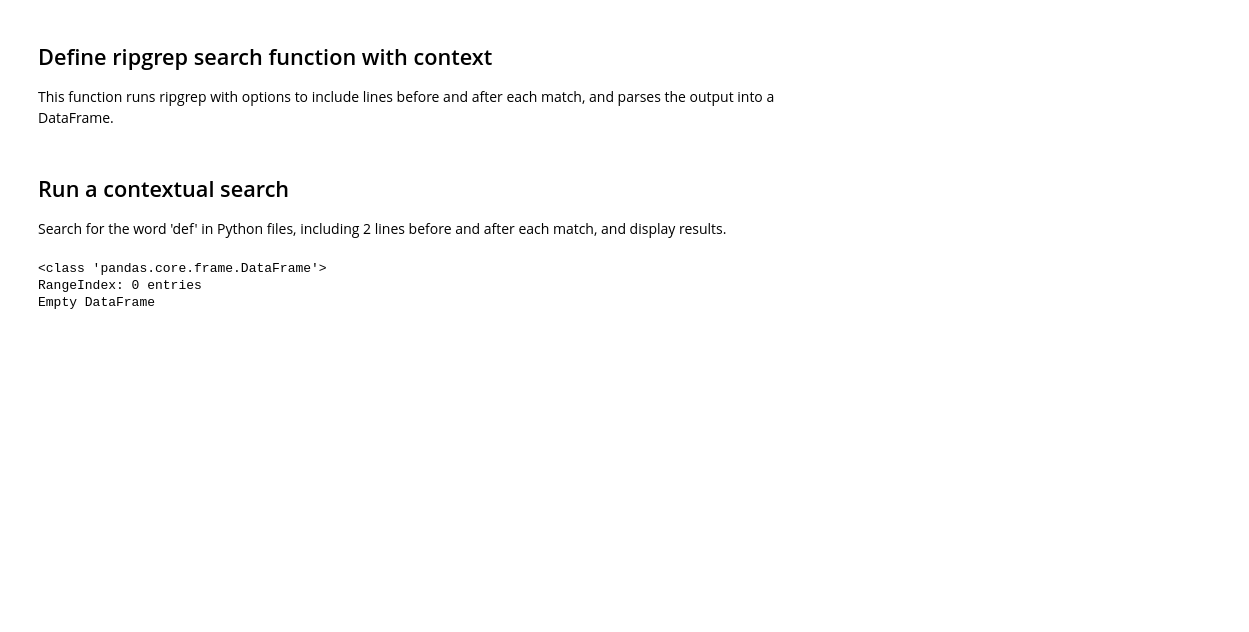
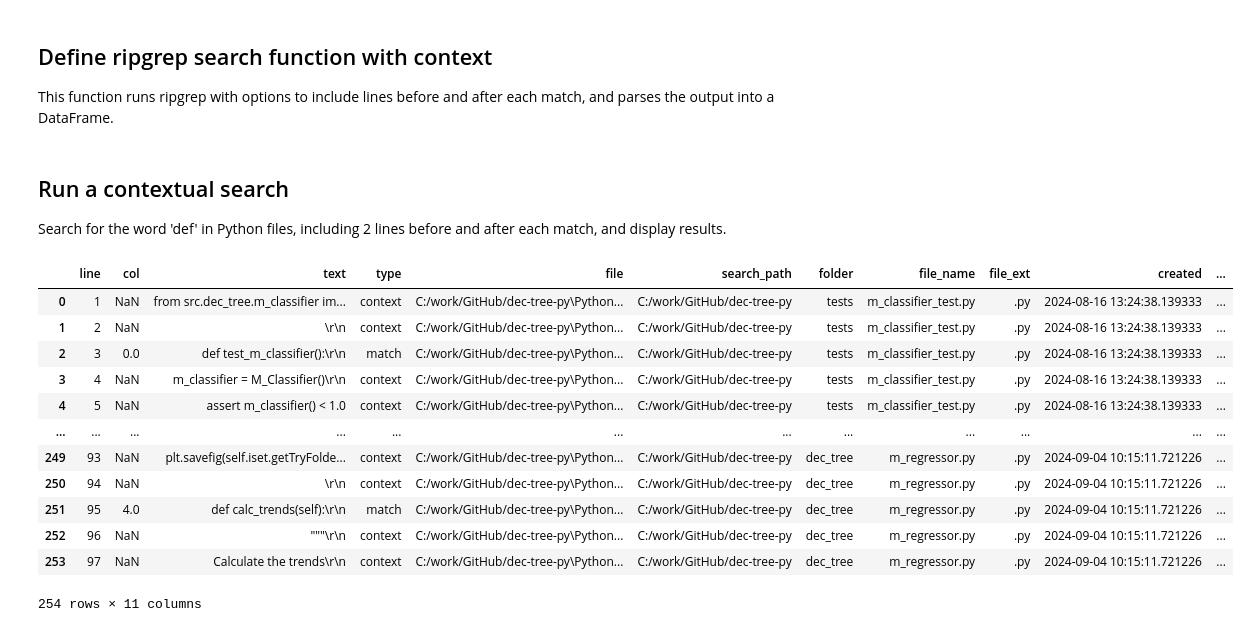
Before and after one commit to AcaciaMan/ripgrep-notebook, a Jupyter notebook: contextual_search_example.ipynb, the cells around one changed output. Drawn from its saved outputs; the diff is of its cells as text; code cells hidden in the pictures; blank space fills up the shorter version.

```diff
--- a/contextual_search_example.ipynb
+++ b/contextual_search_example.ipynb
@@ -45,10 +78,21 @@ def ripgrep_search_with_context(pattern, path='.', before=2, after=2, extra_args
 Search for the word 'def' in Python files, including 2 lines before and after each match, and display results.
 # %%
 df = ripgrep_search_with_context('def', path='C:/work/GitHub/dec-tree-py', before=2, after=2, extra_args=['--type', 'py'])
-df.info()
+#df.info()
+df
 # %% [output]
+|  | line | col | text | type | file | search_path | folder | file_name | file_ext | created | ... |
+| 0 | 1 | NaN | from src.dec_tree.m_classifier im... | context | C:/work/GitHub/dec-tree-py\Python... | C:/work/GitHub/dec-tree-py | tests | m_classifier_test.py | .py | 2024-08-16 13:24:38.139333 | ... |
+| 1 | 2 | NaN | \r\n | context | C:/work/GitHub/dec-tree-py\Python... | C:/work/GitHub/dec-tree-py | tests | m_classifier_test.py | .py | 2024-08-16 13:24:38.139333 | ... |
+| 2 | 3 | 0.0 | def test_m_classifier():\r\n | match | C:/work/GitHub/dec-tree-py\Python... | C:/work/GitHub/dec-tree-py | tests | m_classifier_test.py | .py | 2024-08-16 13:24:38.139333 | ... |
+| 3 | 4 | NaN | m_classifier = M_Classifier()\r\n | context | C:/work/GitHub/dec-tree-py\Python... | C:/work/GitHub/dec-tree-py | tests | m_classifier_test.py | .py | 2024-08-16 13:24:38.139333 | ... |
+| 4 | 5 | NaN | assert m_classifier() < 1.0 | context | C:/work/GitHub/dec-tree-py\Python... | C:/work/GitHub/dec-tree-py | tests | m_classifier_test.py | .py | 2024-08-16 13:24:38.139333 | ... |
+| ... | ... | ... | ... | ... | ... | ... | ... | ... | ... | ... | ... |
+| 249 | 93 | NaN | plt.savefig(self.iset.getTryFolde... | context | C:/work/GitHub/dec-tree-py\Python... | C:/work/GitHub/dec-tree-py | dec_tree | m_regressor.py | .py | 2024-09-04 10:15:11.721226 | ... |
+| 250 | 94 | NaN | \r\n | context | C:/work/GitHub/dec-tree-py\Python... | C:/work/GitHub/dec-tree-py | dec_tree | m_regressor.py | .py | 2024-09-04 10:15:11.721226 | ... |
+| 251 | 95 | 4.0 | def calc_trends(self):\r\n | match | C:/work/GitHub/dec-tree-py\Python... | C:/work/GitHub/dec-tree-py | dec_tree | m_regressor.py | .py | 2024-09-04 10:15:11.721226 | ... |
+| 252 | 96 | NaN | """\r\n | context | C:/work/GitHub/dec-tree-py\Python... | C:/work/GitHub/dec-tree-py | dec_tree | m_regressor.py | .py | 2024-09-04 10:15:11.721226 | ... |
+| 253 | 97 | NaN | Calculate the trends\r\n | context | C:/work/GitHub/dec-tree-py\Python... | C:/work/GitHub/dec-tree-py | dec_tree | m_regressor.py | .py | 2024-09-04 10:15:11.721226 | ... |
-<class 'pandas.core.frame.DataFrame'>
-RangeIndex: 0 entries
-Empty DataFrame
+254 rows × 11 columns
 # %%
 # Debug: Print raw ripgrep output to help diagnose parsing issues
```
Also changed, not shown: parts of 2 cells of this notebook.
